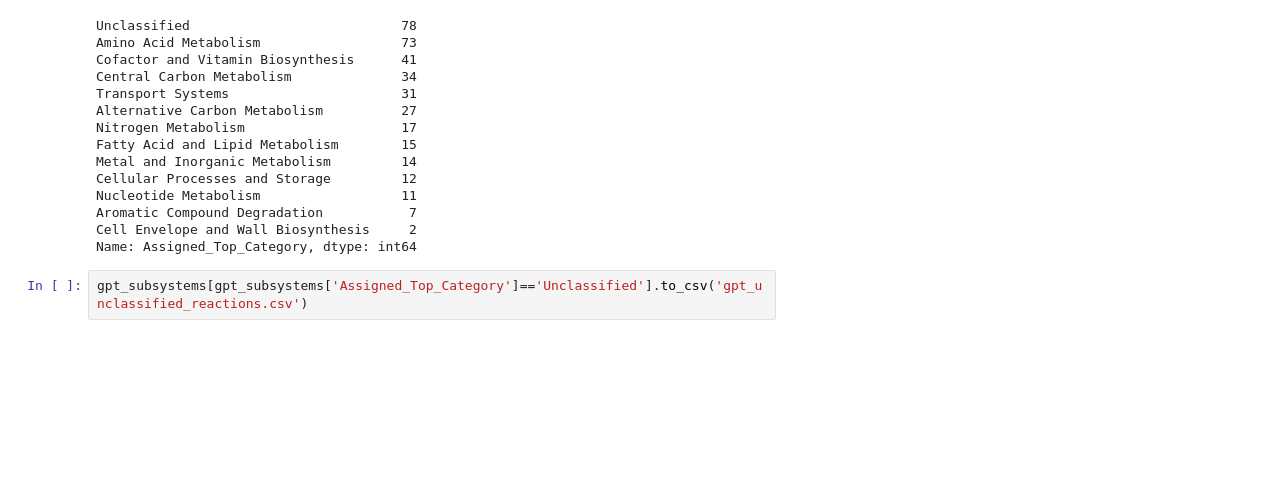
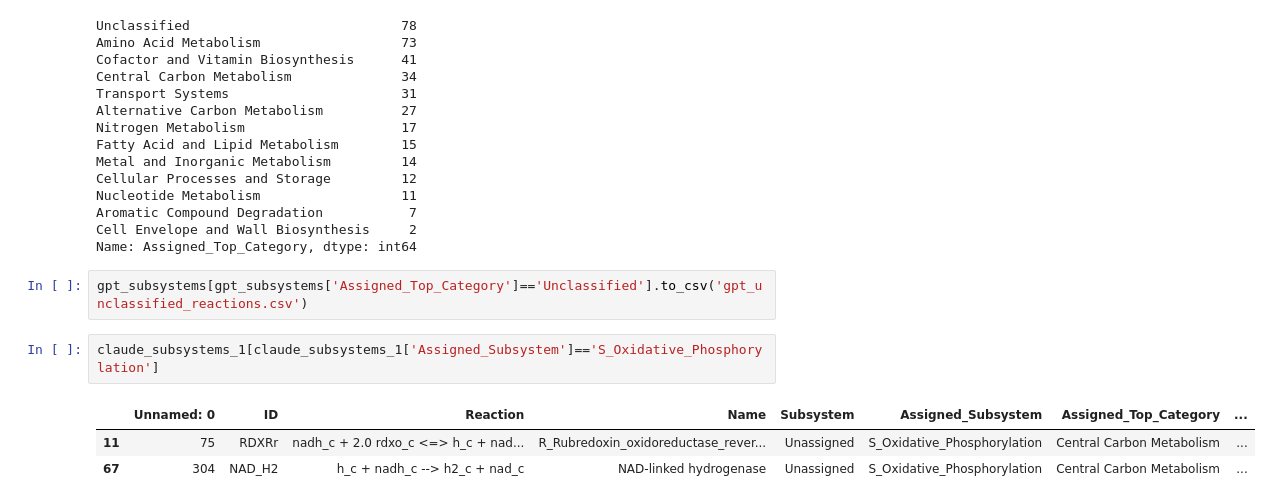
Before and after one commit to SBRG/Pseudomonas_putida_GEMs, a Jupyter notebook: subsystem_annotation.ipynb, the cells around one changed output. Drawn from its saved outputs; the diff is of its cells as text; blank space fills up the shorter version.

```diff
--- a/subsystem_annotation.ipynb
+++ b/subsystem_annotation.ipynb
@@ -236,3 +238,9 @@ Cell Envelope and Wall Biosynthesis     2
 Name: Assigned_Top_Category, dtype: int64
 # %%
 gpt_subsystems[gpt_subsystems['Assigned_Top_Category']=='Unclassified'].to_csv('gpt_unclassified_reactions.csv')
+# %%
+claude_subsystems_1[claude_subsystems_1['Assigned_Subsystem']=='S_Oxidative_Phosphorylation']
+# %% [output]
+|  | Unnamed: 0 | ID | Reaction | Name | Subsystem | Assigned_Subsystem | Assigned_Top_Category | ... |
+| 11 | 75 | RDXRr | nadh_c + 2.0 rdxo_c <=> h_c + nad... | R_Rubredoxin_oxidoreductase_rever... | Unassigned | S_Oxidative_Phosphorylation | Central Carbon Metabolism | ... |
+| 67 | 304 | NAD_H2 | h_c + nadh_c --> h2_c + nad_c | NAD-linked hydrogenase | Unassigned | S_Oxidative_Phosphorylation | Central Carbon Metabolism | ... |
```
Also changed, not shown: parts of 10 cells of this notebook, 3 other files.
